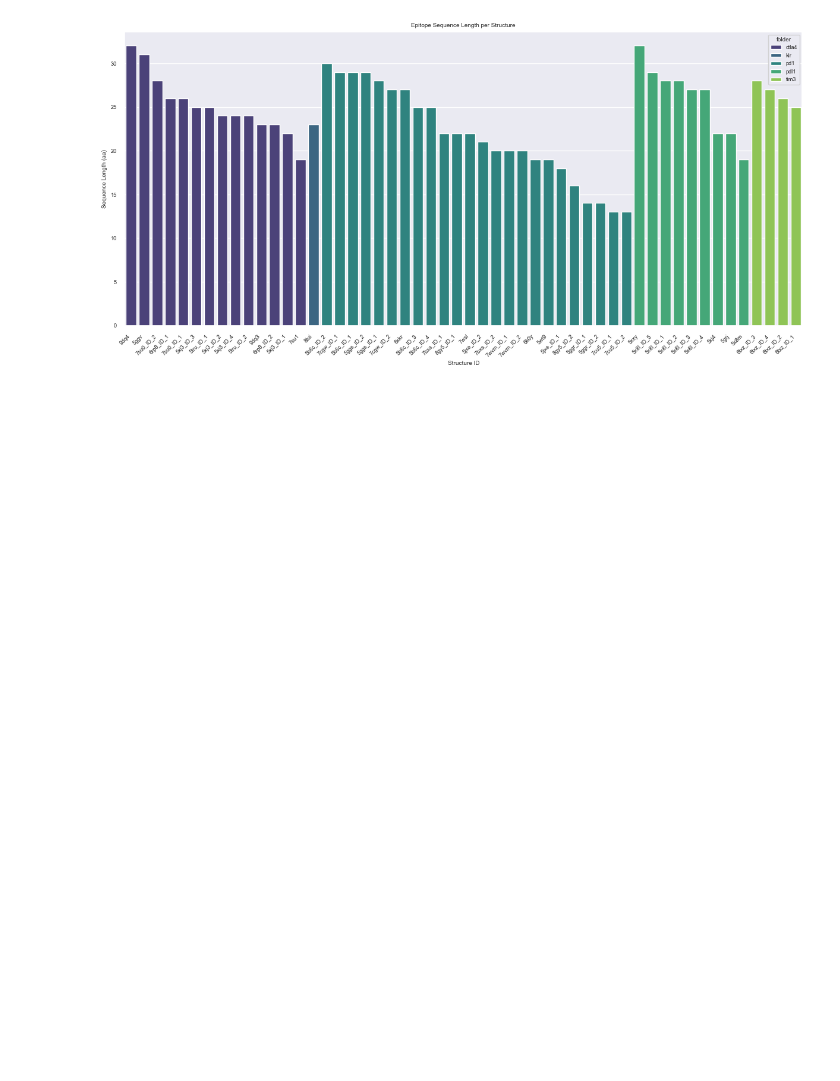
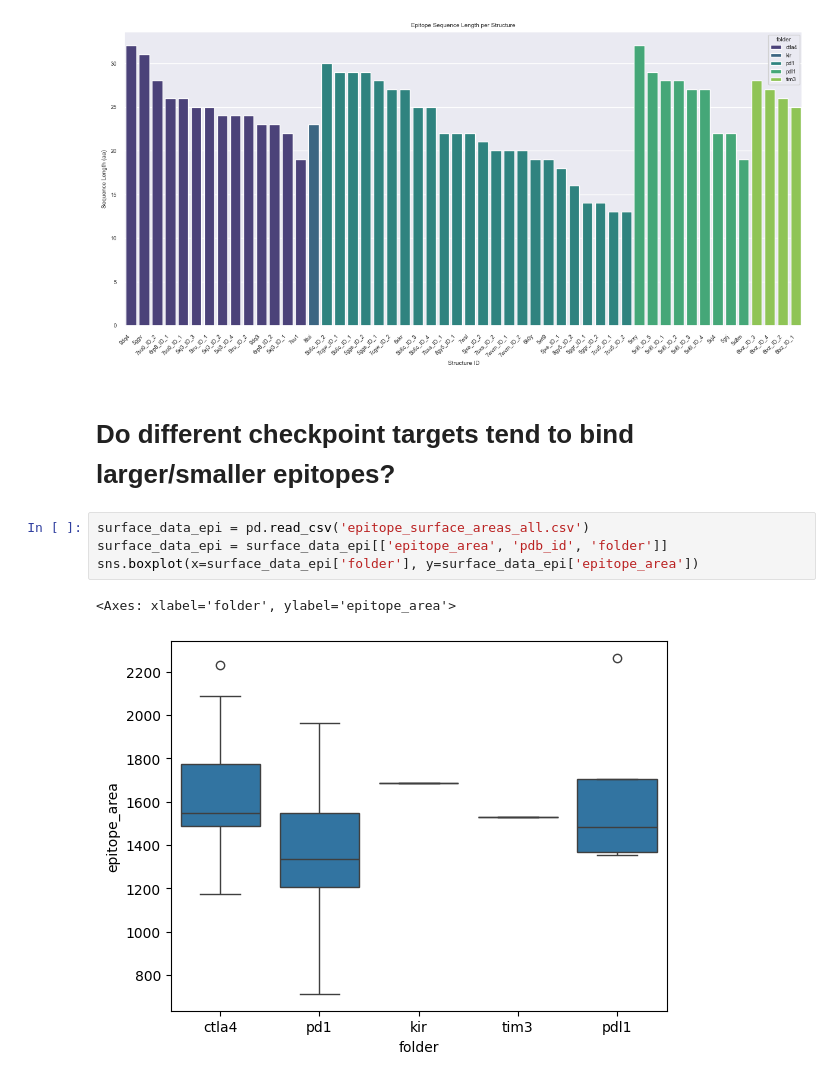
Before and after one commit to datascience-2025-group4/group04-team01, a Jupyter notebook: Structural Analysis_Epitope_Interface.ipynb, the cells around one changed output. Cells and saved outputs as stored; diff of their text form; blank space fills up the shorter version.

```diff
--- a/Structural Analysis_Epitope_Interface.ipynb
+++ b/Structural Analysis_Epitope_Interface.ipynb
@@ -1005,3 +1028,12 @@ plt.savefig("epitope_sequence_lengths.pdf", bbox_inches='tight')
 plt.show()
 # %% [output]
 [figure]
+# %% [markdown]
+# Do different checkpoint targets tend to bind larger/smaller epitopes?
+# %%
+surface_data_epi = pd.read_csv('epitope_surface_areas_all.csv')
+surface_data_epi = surface_data_epi[['epitope_area', 'pdb_id', 'folder']]
+sns.boxplot(x=surface_data_epi['folder'], y=surface_data_epi['epitope_area'])
+# %% [output]
+<Axes: xlabel='folder', ylabel='epitope_area'>
+[figure, added]
```
Also changed, not shown: parts of 6 cells of this notebook, 11 other files.
